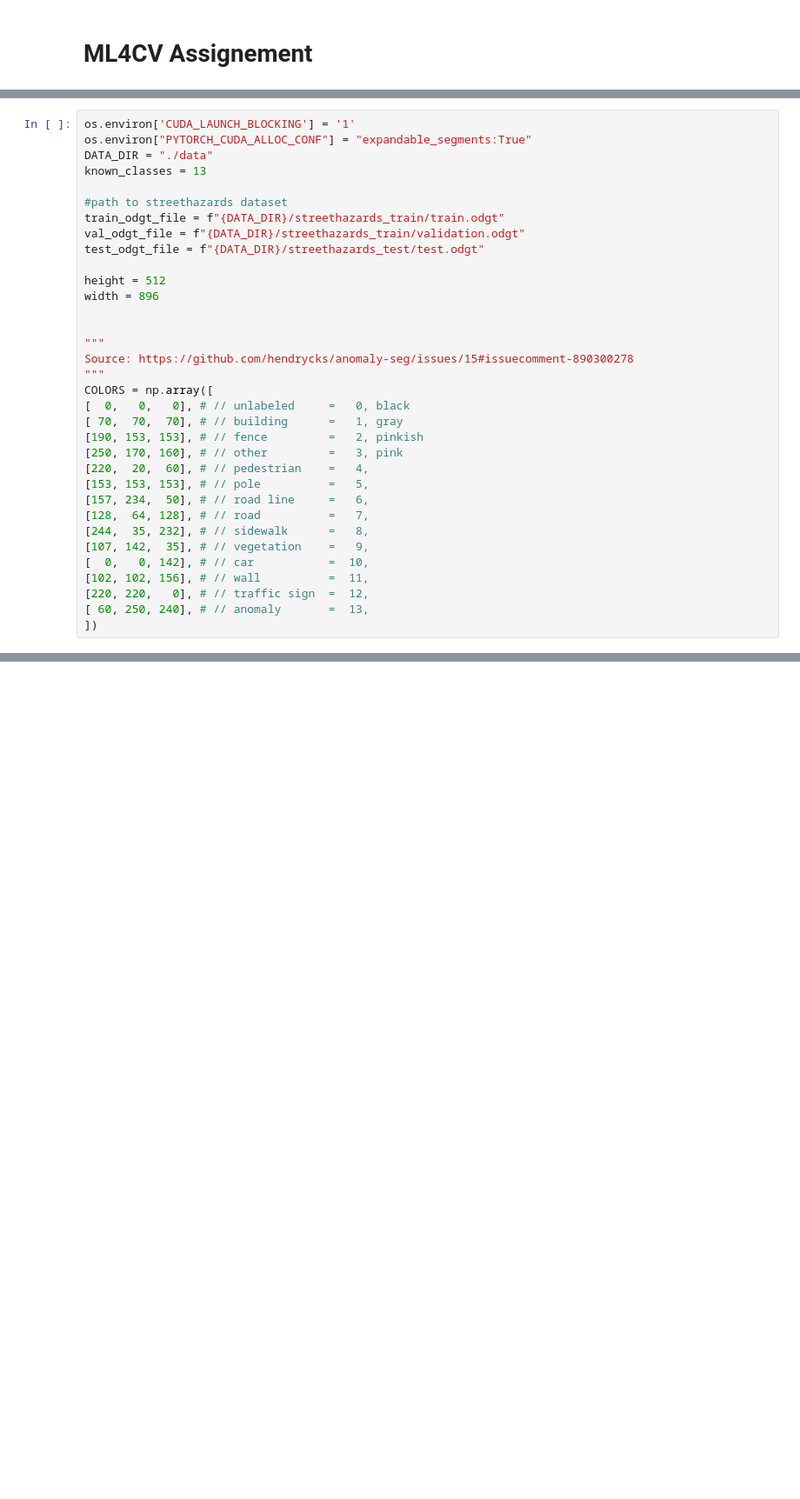
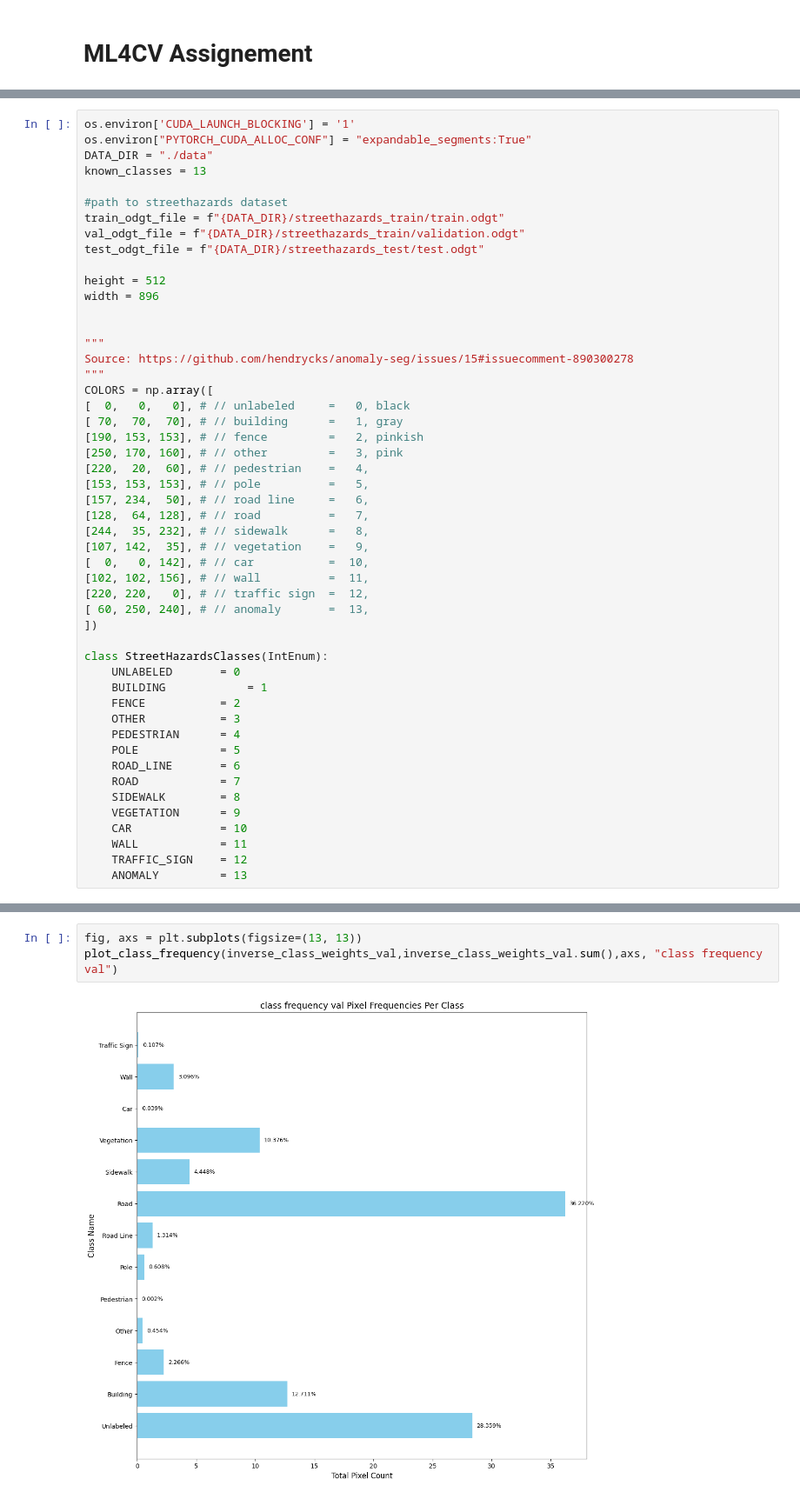
Before and after one commit to TechRufy/ML4CV_Project, a Jupyter notebook: main.ipynb, the cells around one changed output, grey strips where cells are left out. Shown at 87% size. Drawn from its saved outputs; the diff is of its cells as text; blank space fills up the shorter version.

```diff
--- a/main.ipynb
+++ b/main.ipynb
@@ -84,3 +293,19 @@ COLORS = np.array([
 [220, 220,   0], # // traffic sign  =  12,
 [ 60, 250, 240], # // anomaly       =  13,
 ])
+
+class StreetHazardsClasses(IntEnum):
+    UNLABELED       = 0
+    BUILDING            = 1
+    FENCE           = 2
+    OTHER           = 3
+    PEDESTRIAN      = 4
+    POLE            = 5
+    ROAD_LINE       = 6
+    ROAD            = 7
+    SIDEWALK        = 8
+    VEGETATION      = 9
+    CAR             = 10
+    WALL            = 11
+    TRAFFIC_SIGN    = 12
+    ANOMALY         = 13
@@ -1024,0 +1769,5 @@ Clipping input data to the valid range for imshow with RGB data ([0..1] for floa
+# %%
+fig, axs = plt.subplots(figsize=(13, 13))
+plot_class_frequency(inverse_class_weights_val,inverse_class_weights_val.sum(),axs, "class frequency val")
+# %% [output]
+[figure, added]
```
Also changed, not shown: parts of 97 cells of this notebook.
